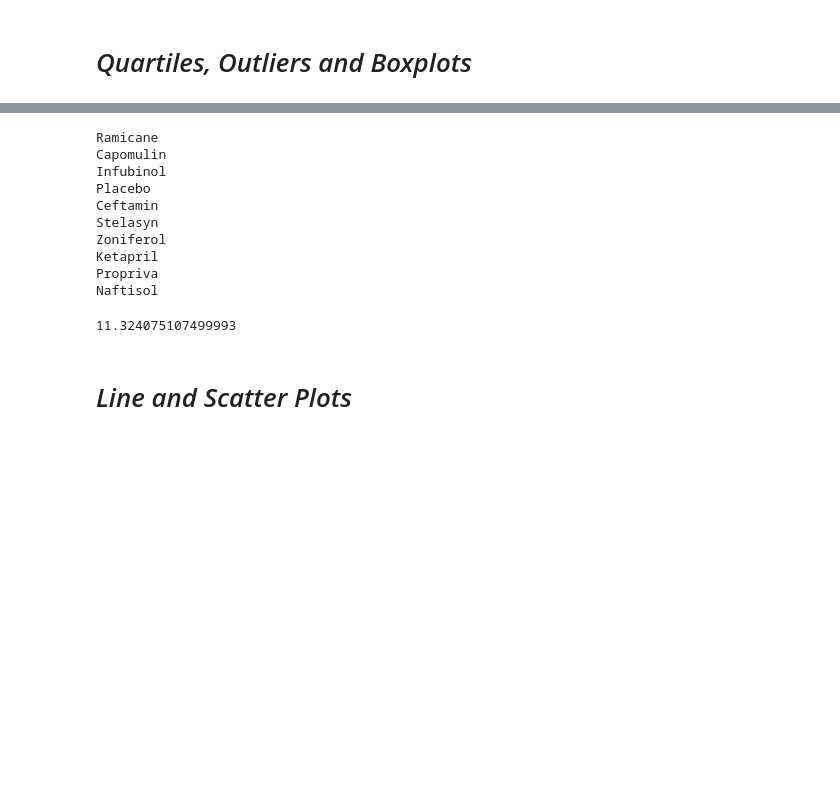
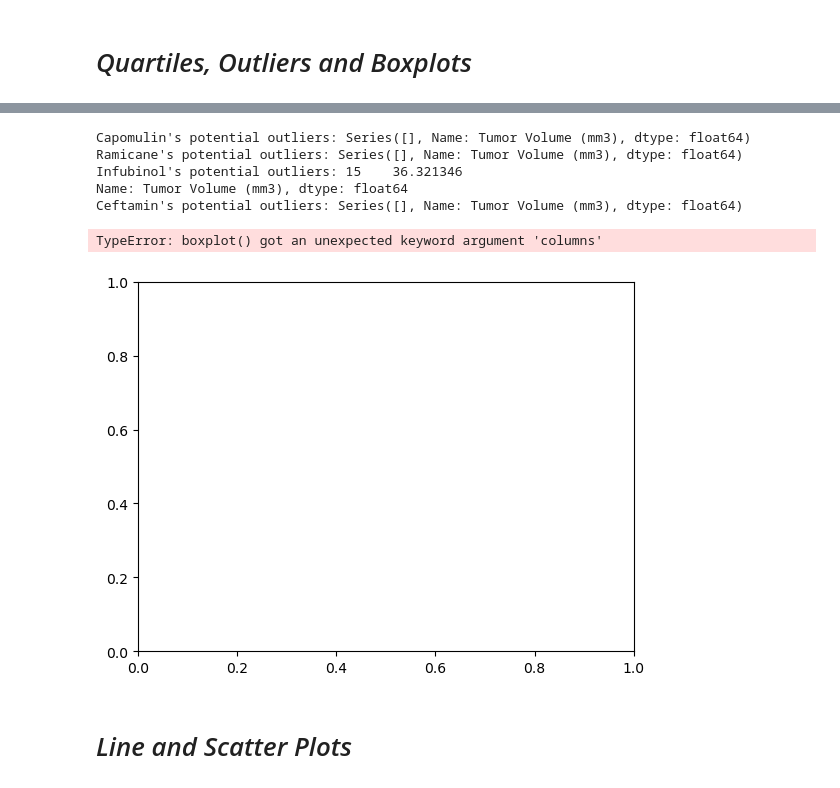
Before and after one commit to abdyraman/matplotlib-challenge, a Jupyter notebook: mouse_study_analysis.ipynb, the cells around one changed output, grey strips where cells are left out. Drawn from its saved outputs; the diff is of its cells as text; code cells hidden in the pictures; blank space fills up the shorter version.

```diff
--- a/mouse_study_analysis.ipynb
+++ b/mouse_study_analysis.ipynb
@@ -256,39 +246,52 @@ dtype: bool
 # %%
 # Put treatments into a list for for loop (and later for plot labels)
-treatments = cleaned_df["Drug Regimen"].unique().tolist()
-for treatment in treatments:
-    print(treatment)
+treatment_list = ["Capomulin", "Ramicane", "Infubinol", "Ceftamin"]
 
 # Create empty list to fill with tumor vol data (for plotting)
-tumor_vol_data=cleaned_df["Tumor Volume (mm3)"]
-tumor_vol_data.quantile([0.25,0.5,0.75])
+tumor_vol_list = []
 
 # Calculate the IQR and quantitatively determine if there are any potential outliers.
-q3=tumor_vol_data.quantile([0.75])[0.75]
-q1=tumor_vol_data.quantile([0.25])[0.25]
-iqr=q3-q1
-iqr
+for drug in treatment_list:
+
     # Locate the rows which contain mice on each drug and get the tumor volumes
-
+    final_tumor_vol = merged_data.loc[merged_data["Drug Regimen"] == drug, 'Tumor Volume (mm3)']
 
     # add subset
-
+    tumor_vol_list.append(final_tumor_vol)
 
     # Determine outliers using upper and lower bounds
-    lowerbound=qr1-iqr
-    upperbound=qr3+iqr
+    quartiles = final_tumor_vol.quantile([.25,.5,.75])
+    lowerq = quartiles[.25]
+    upperq = quartiles[.75]
+    iqr = upperq-lowerq
+    lower_bound = lowerq - (1.5*iqr)
+    upper_bound = upperq + (1.5*iqr)
+    outliers = final_tumor_vol.loc[(final_tumor_vol < lower_bound) | (final_tumor_vol > upper_bound)]
+    print(f"{drug}'s potential outliers: {outliers}")
 # %% [output]
-Ramicane
-Capomulin
-Infubinol
-Placebo
-Ceftamin
-Stelasyn
-Zoniferol
-Ketapril
-Propriva
-Naftisol
+Capomulin's potential outliers: Series([], Name: Tumor Volume (mm3), dtype: float64)
+Ramicane's potential outliers: Series([], Name: Tumor Volume (mm3), dtype: float64)
+Infubinol's potential outliers: 15    36.321346
+Name: Tumor Volume (mm3), dtype: float64
+Ceftamin's potential outliers: Series([], Name: Tumor Volume (mm3), dtype: float64)
-11.324075107499993
+# %%
+# Generate a box plot that shows the distrubution of the tumor volume for each treatment group.
+for drug in treatment_list:
+    final_tumor_vol = merged_data.loc[merged_data["Drug Regimen"] == drug, 'Tumor Volume (mm3)']
+
+final_tumor_vol.plot.box(columns=drug);
+color = {
+    "boxes": "DarkGreen",
+    "whiskers": "DarkOrange",
+    "medians": "DarkBlue",
+    "caps": "Gray",
+}
+
+
+df.plot.box(color=color, sym="r+");
+# %% [output]
+TypeError: boxplot() got an unexpected keyword argument 'columns'
+[figure, added]
 # %% [markdown]
 # *Line and Scatter Plots*
 # %%
```
Also changed, not shown: parts of 7 cells of this notebook.
